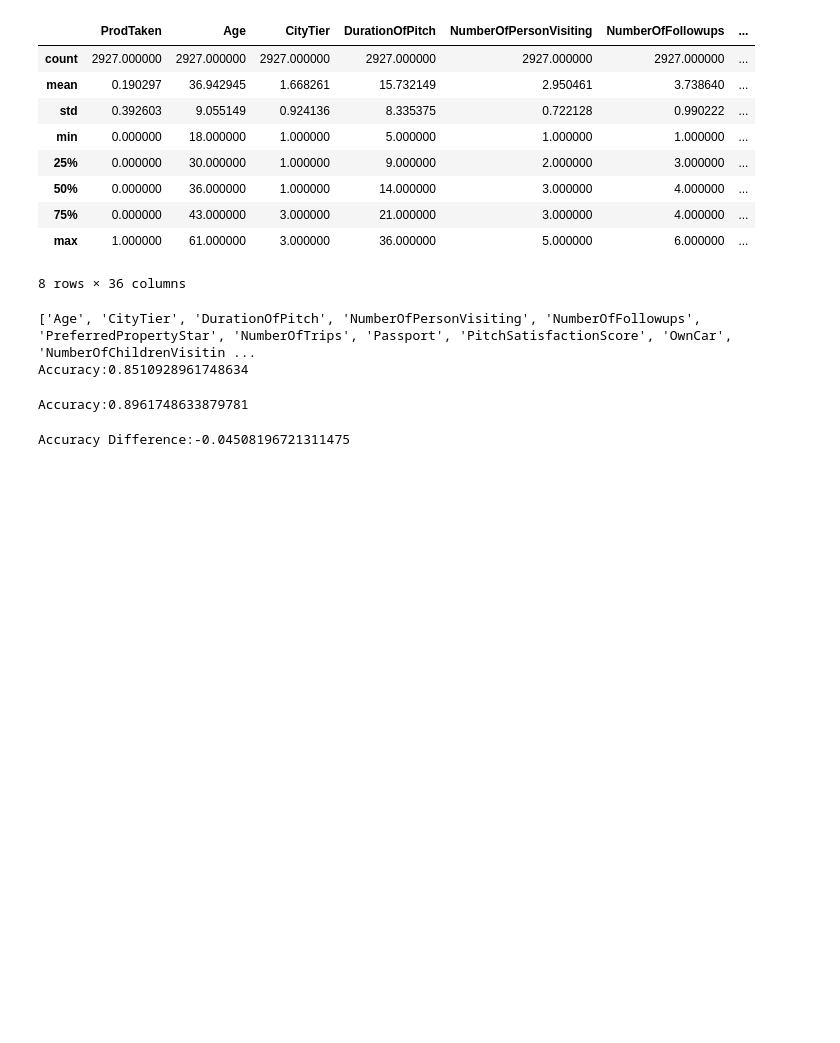
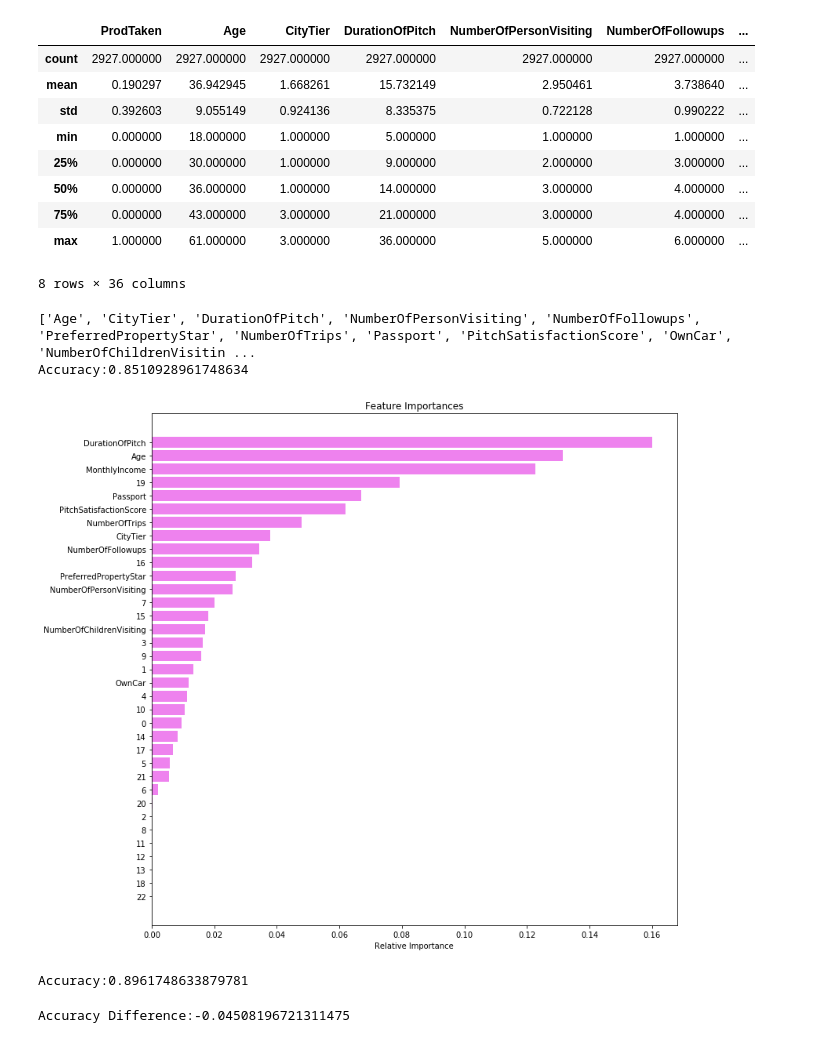
Before and after one commit to KyLarson-Research/tourism, a Jupyter notebook: tourism.ipynb, the cells around one changed output. Saved outputs shown, nothing was run; the diff lists cells and outputs as text; code cells hidden in the pictures; blank space fills up the shorter version.

```diff
--- a/tourism.ipynb
+++ b/tourism.ipynb
@@ -743,6 +743,23 @@ print("Accuracy:"+str(accuracy_dt))
 # %% [output]
 ['Age', 'CityTier', 'DurationOfPitch', 'NumberOfPersonVisiting', 'NumberOfFollowups', 'PreferredPropertyStar', 'NumberOfTrips', 'Passport', 'PitchSatisfactionScore', 'OwnCar', 'NumberOfChildrenVisitin ...
 Accuracy:0.8510928961748634
+# %%
+column_names = list(X.columns)
+feature_names = column_names
+
+importances = dTree.feature_importances_
+indices = np.argsort(importances)
+
+plt.figure(figsize=(12,12))
+plt.title('Feature Importances')
+plt.barh(range(len(indices)), importances[indices], color='violet', align='center')
+plt.yticks(range(len(indices)), [feature_names[i] for i in indices])
+plt.xlabel('Relative Importance')
+plt.show()
+
+#Numbers ARE Categorical Data
+# %% [output]
+[figure, added]
 # %%
 #RANDOM FORREST
 #Fitting the model
```
Also changed, not shown: parts of 16 cells of this notebook.
